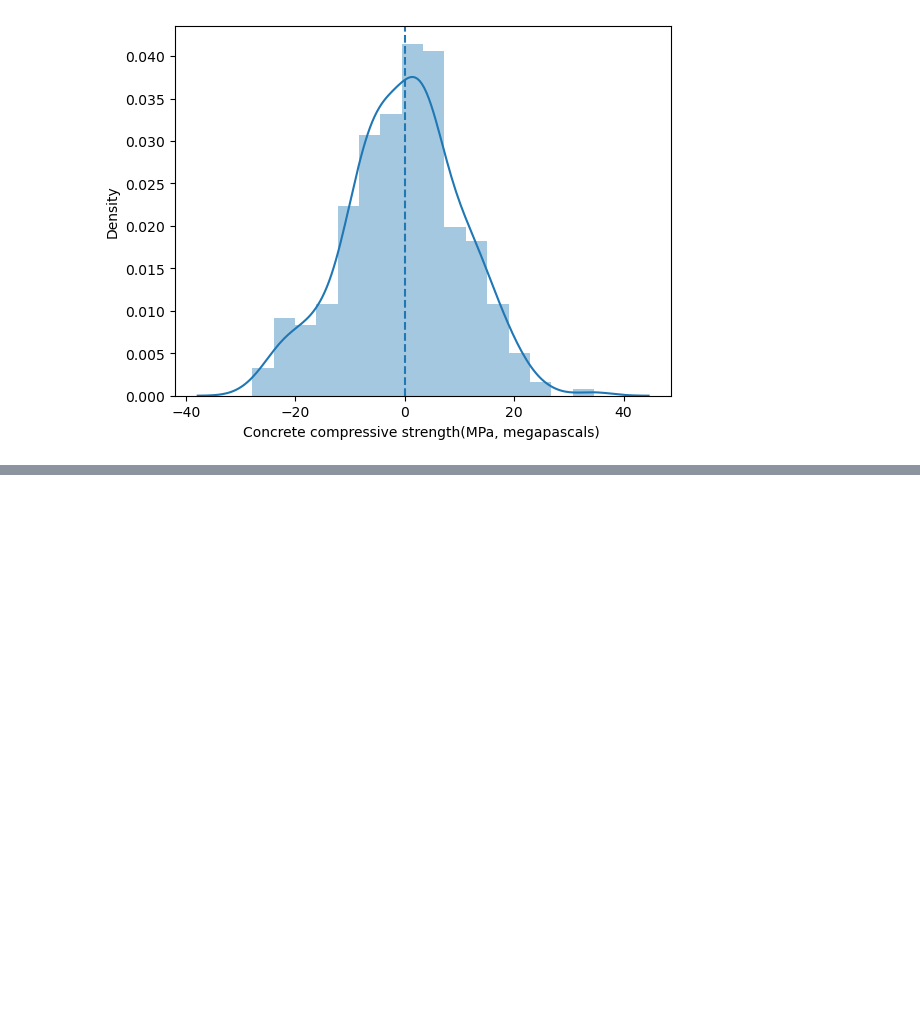
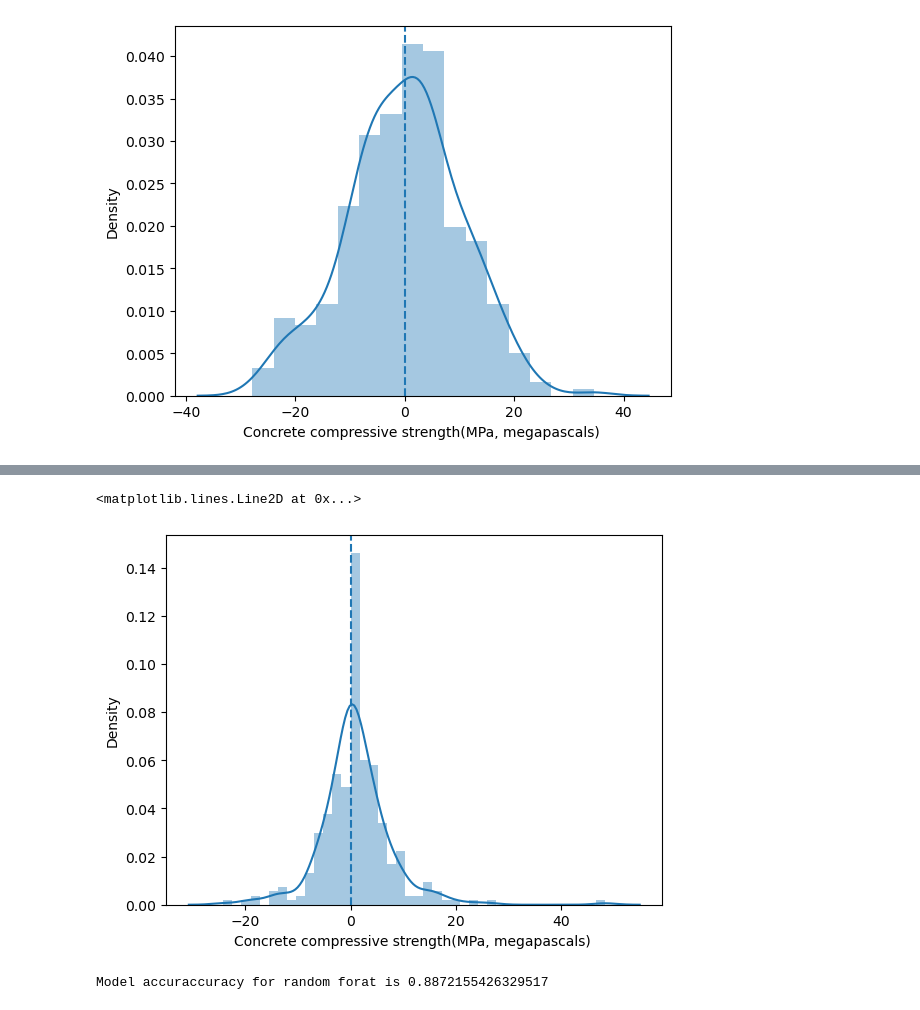
Before and after one commit to harshthorve284/CementPrediction_Model, a Jupyter notebook: Model.ipynb, the cells around one changed output, grey strips where cells are left out. Saved outputs shown, nothing was run; the diff lists cells and outputs as text; code cells hidden in the pictures; blank space fills up the shorter version.

```diff
--- a/Model.ipynb
+++ b/Model.ipynb
@@ -256,0 +286,14 @@ AttributeError: module 'matplotlib.pyplot' has no attribute 'lable'
+# %%
+sns.distplot(y_test - y_pred_DT)
+plt.axvline(0,linestyle='--')
+# %% [output]
+<matplotlib.lines.Line2D at 0x...>
+[figure, added]
+# %%
+# Random forest regressor
+from sklearn.ensemble import RandomForestRegressor
+RF = RandomForestRegressor().fit(X_train,y_train)
+y_pred_RF = RF.predict(X_test)
+print('Model accuraccuracy for random forat is',r2_score(y_test,y_pred_RF))
+# %% [output]
+Model accuraccuracy for random forat is 0.8872155426329517
```
Also changed, not shown: parts of 12 cells of this notebook, 1 other file.
